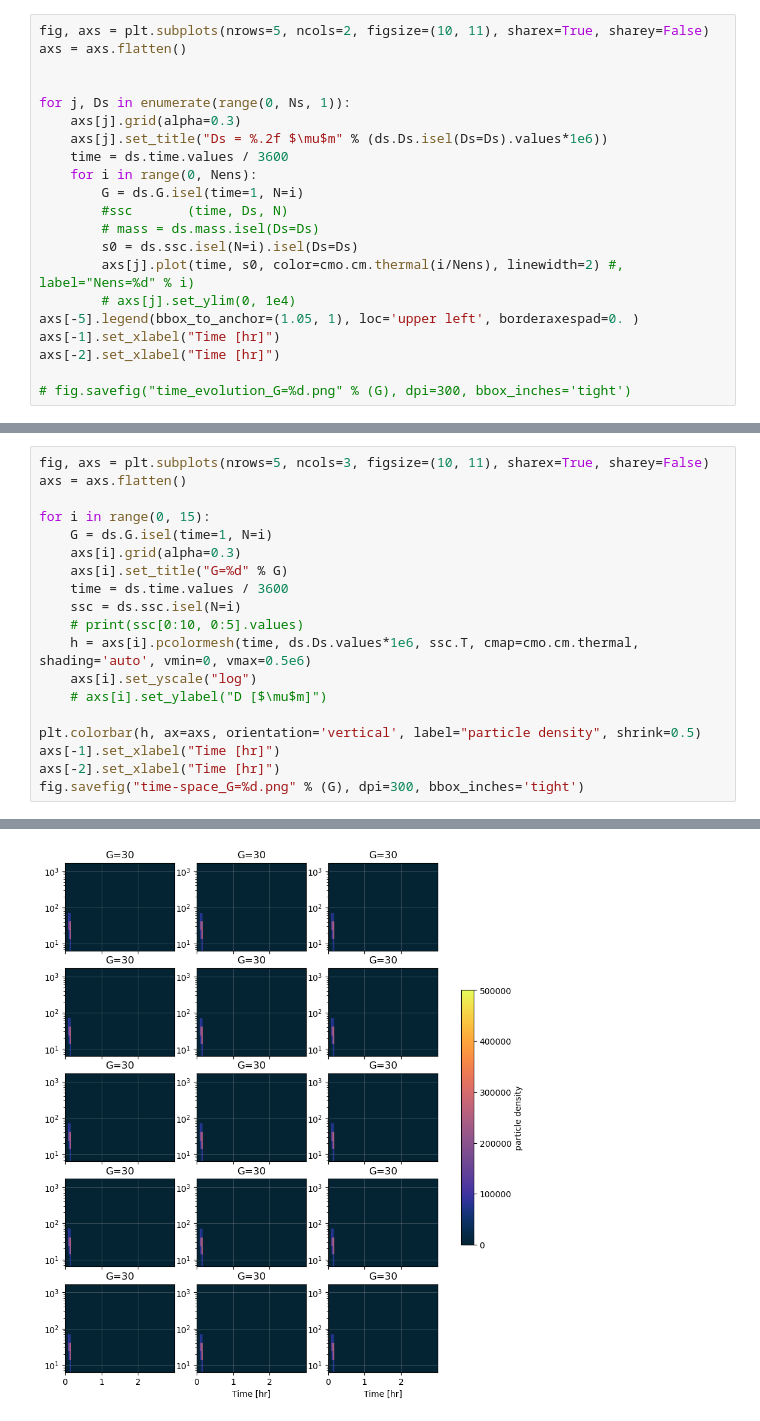
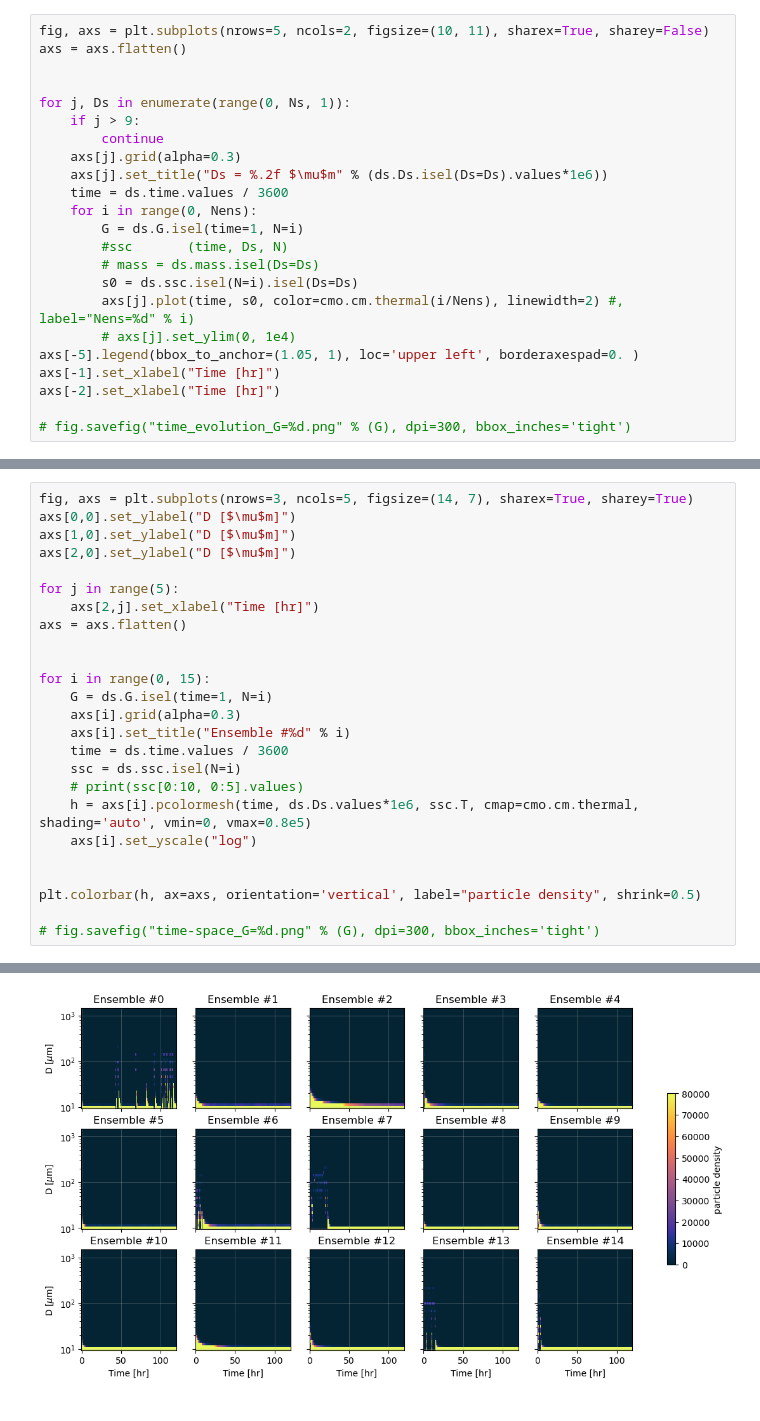
Before and after one commit to sienna-white/enkf_sediment, a Jupyter notebook: plot_floc_mod_ens.ipynb, the cells around one changed output, grey strips where cells are left out. Saved outputs shown, nothing was run; the diff lists cells and outputs as text.

```diff
--- a/plot_floc_mod_ens.ipynb
+++ b/plot_floc_mod_ens.ipynb
@@ -42,6 +49,8 @@ axs = axs.flatten()
 
 
 for j, Ds in enumerate(range(0, Ns, 1)):
+    if j > 9:
+        continue
     axs[j].grid(alpha=0.3)
     axs[j].set_title("Ds = %.2f $\mu$m" % (ds.Ds.isel(Ds=Ds).values*1e6))
     time = ds.time.values / 3600
@@ -63,20 +72,26 @@ Text(0.5, 0, 'Time [hr]')
 # %%
-fig, axs = plt.subplots(nrows=5, ncols=3, figsize=(10, 11), sharex=True, sharey=False)
+fig, axs = plt.subplots(nrows=3, ncols=5, figsize=(14, 7), sharex=True, sharey=True)
+axs[0,0].set_ylabel("D [$\mu$m]")
+axs[1,0].set_ylabel("D [$\mu$m]")
+axs[2,0].set_ylabel("D [$\mu$m]")
+
+for j in range(5):
+    axs[2,j].set_xlabel("Time [hr]")
 axs = axs.flatten()
+
 
 for i in range(0, 15):
     G = ds.G.isel(time=1, N=i)
     axs[i].grid(alpha=0.3)
-    axs[i].set_title("G=%d" % G)
+    axs[i].set_title("Ensemble #%d" % i)
     time = ds.time.values / 3600
     ssc = ds.ssc.isel(N=i)
     # print(ssc[0:10, 0:5].values)
-    h = axs[i].pcolormesh(time, ds.Ds.values*1e6, ssc.T, cmap=cmo.cm.thermal, shading='auto', vmin=0, vmax=0.5e6)
+    h = axs[i].pcolormesh(time, ds.Ds.values*1e6, ssc.T, cmap=cmo.cm.thermal, shading='auto', vmin=0, vmax=0.8e5)
     axs[i].set_yscale("log")
-    # axs[i].set_ylabel("D [$\mu$m]")
+
 
 plt.colorbar(h, ax=axs, orientation='vertical', label="particle density", shrink=0.5)
-axs[-1].set_xlabel("Time [hr]")
-axs[-2].set_xlabel("Time [hr]")
-fig.savefig("time-space_G=%d.png" % (G), dpi=300, bbox_inches='tight')
+
+# fig.savefig("time-space_G=%d.png" % (G), dpi=300, bbox_inches='tight')
 # %% [output]
@@ -83,4 +99,4 @@ fig.savefig("time-space_G=%d.png" % (G), dpi=300, bbox_inches='tight')
-[figure, old version]
+[figure, new version]
 # %%
 fig, axs = plt.subplots(nrows=4, ncols=1, figsize=(6, 6), sharex=True, sharey=False)
 
```
Also changed, not shown: parts of 8 cells of this notebook, 6 other files.
